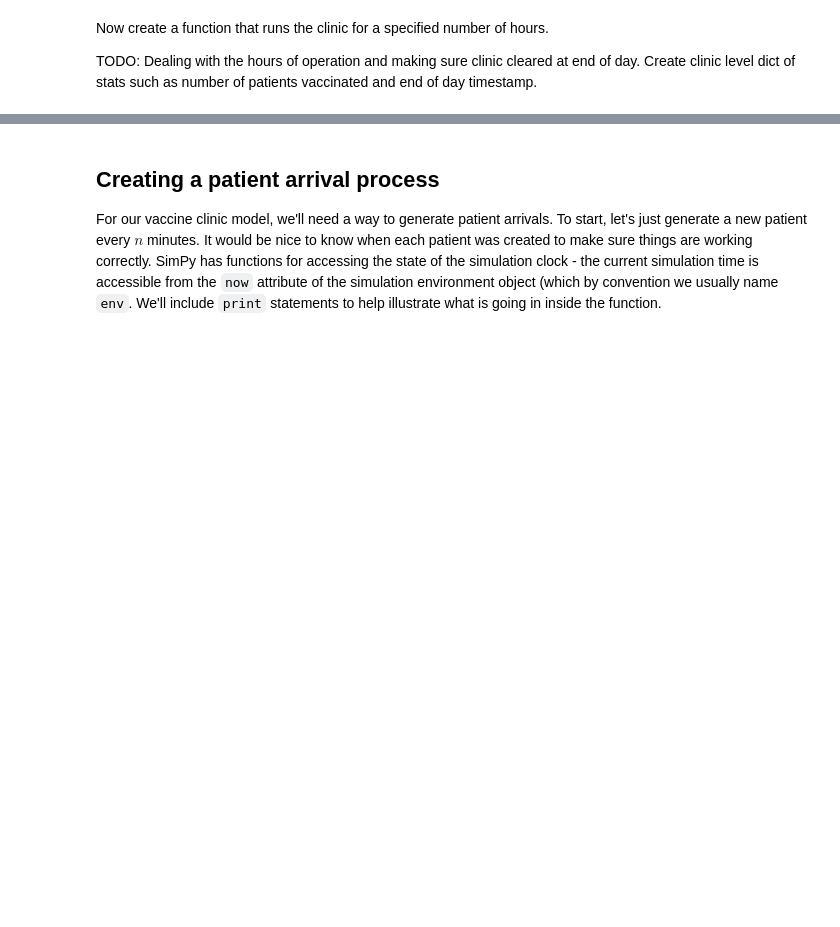
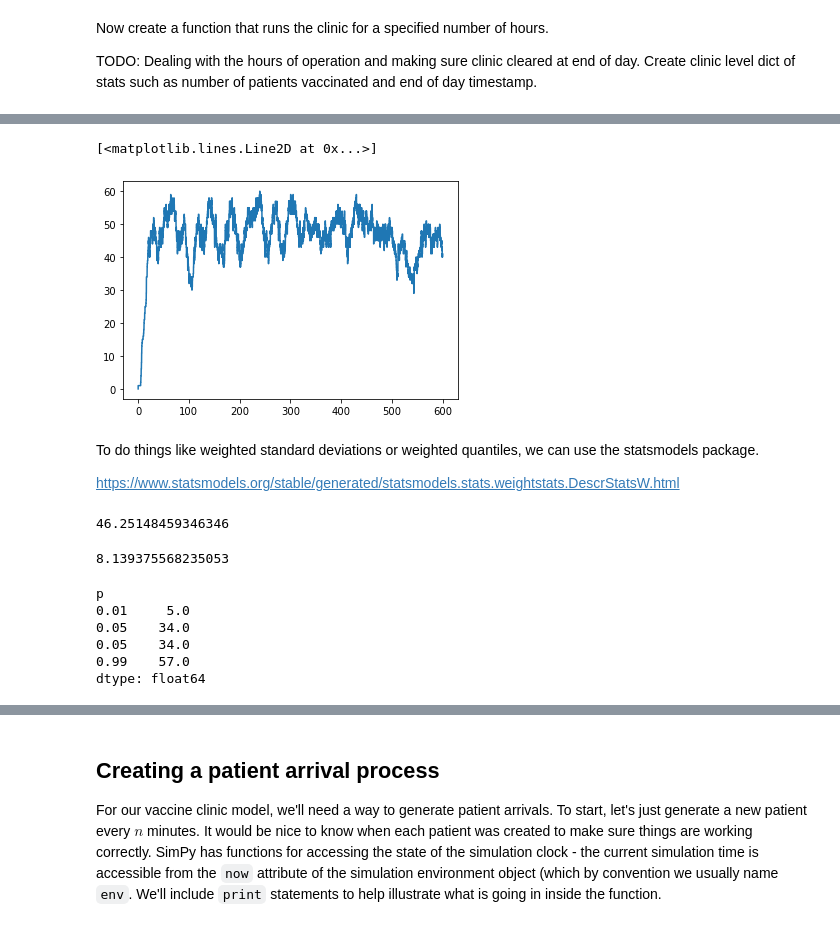
Before and after one commit to misken/vaccine_clinic, a Jupyter notebook: notebooks/simpy_getting_started_vaccine_clinic.ipynb, the cells around one changed output, grey strips where cells are left out. Saved outputs shown, nothing was run; the diff lists cells and outputs as text; code cells hidden in the pictures; blank space fills up the shorter version.

```diff
--- a/notebooks/simpy_getting_started_vaccine_clinic.ipynb
+++ b/notebooks/simpy_getting_started_vaccine_clinic.ipynb
@@ -328,0 +731,9 @@ Having ability to choose between pure random walk-in arrivals and scheduled arri
+# %%
+plt.step(postvac_occupancy_df['ts'], postvac_occupancy_df['occ'])
+# %% [output]
+[<matplotlib.lines.Line2D at 0x...>]
+[figure, added]
+# %% [markdown]
+To do things like weighted standard deviations or weighted quantiles, we can use the statsmodels package.
+
+https://www.statsmodels.org/stable/generated/statsmodels.stats.weightstats.DescrStatsW.html
@@ -328,0 +745,17 @@ Having ability to choose between pure random walk-in arrivals and scheduled arri
+# %%
+weighted_stats.mean
+# %% [output]
+46.25148459346346
+# %%
+weighted_stats.std
+# %% [output]
+8.139375568235053
+# %%
+weighted_stats.quantile([0.01, 0.05, 0.05, 0.99])
+# %% [output]
+p
+0.01     5.0
+0.05    34.0
+0.05    34.0
+0.99    57.0
+dtype: float64
```
Also changed, not shown: parts of 56 cells of this notebook.
